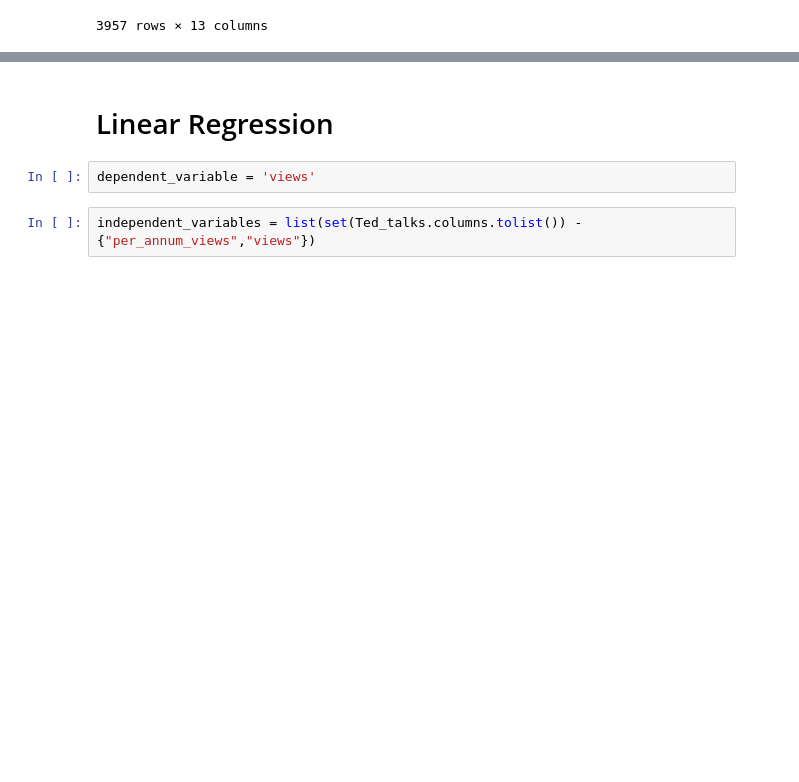
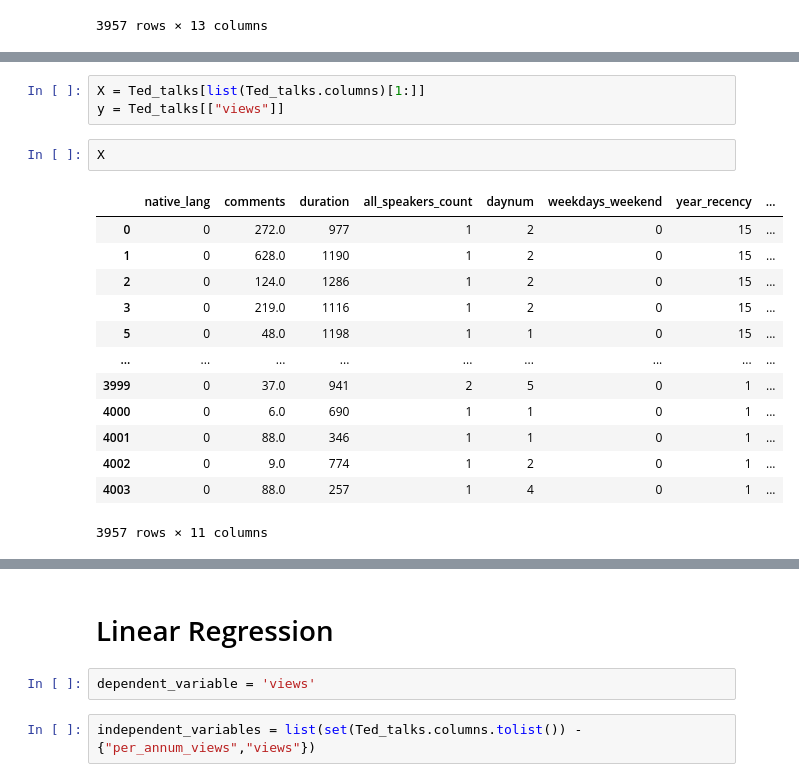
Before and after one commit to Keshav1506/Ted-Talks-views-Prediction-Model, a Jupyter notebook: Ted_Talk_Prediction.ipynb, the cells around one changed output, grey strips where cells are left out. Cells and saved outputs as stored; diff of their text form; blank space fills up the shorter version.

```diff
--- a/Ted_Talk_Prediction.ipynb
+++ b/Ted_Talk_Prediction.ipynb
@@ -243,0 +296,19 @@ Ted_talks
+# %%
+X = Ted_talks[list(Ted_talks.columns)[1:]]
+y = Ted_talks[["views"]]
+# %%
+X
+# %% [output]
+|  | native_lang | comments | duration | all_speakers_count | daynum | weekdays_weekend | year_recency | ... |
+| 0 | 0 | 272.0 | 977 | 1 | 2 | 0 | 15 | ... |
+| 1 | 0 | 628.0 | 1190 | 1 | 2 | 0 | 15 | ... |
+| 2 | 0 | 124.0 | 1286 | 1 | 2 | 0 | 15 | ... |
+| 3 | 0 | 219.0 | 1116 | 1 | 2 | 0 | 15 | ... |
+| 5 | 0 | 48.0 | 1198 | 1 | 1 | 0 | 15 | ... |
+| ... | ... | ... | ... | ... | ... | ... | ... | ... |
+| 3999 | 0 | 37.0 | 941 | 2 | 5 | 0 | 1 | ... |
+| 4000 | 0 | 6.0 | 690 | 1 | 1 | 0 | 1 | ... |
+| 4001 | 0 | 88.0 | 346 | 1 | 1 | 0 | 1 | ... |
+| 4002 | 0 | 9.0 | 774 | 1 | 2 | 0 | 1 | ... |
+| 4003 | 0 | 88.0 | 257 | 1 | 4 | 0 | 1 | ... |
+3957 rows × 11 columns
```
Also changed, not shown: parts of 34 cells of this notebook.
